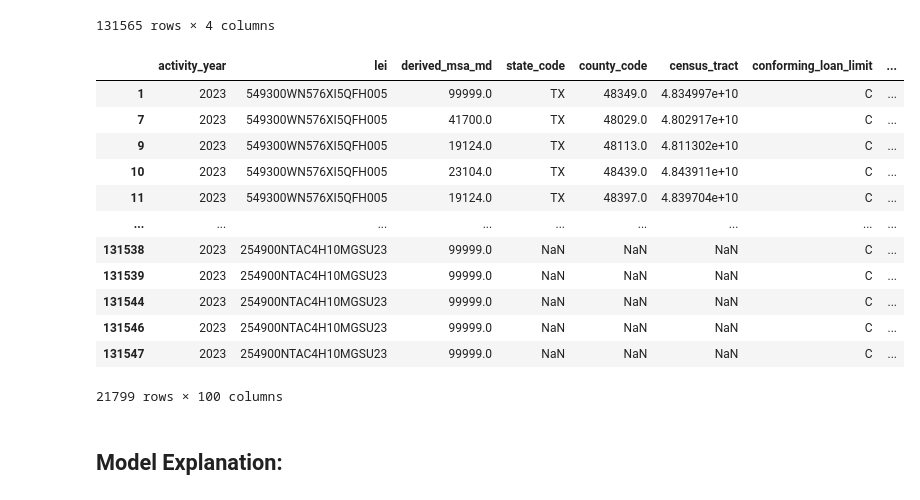
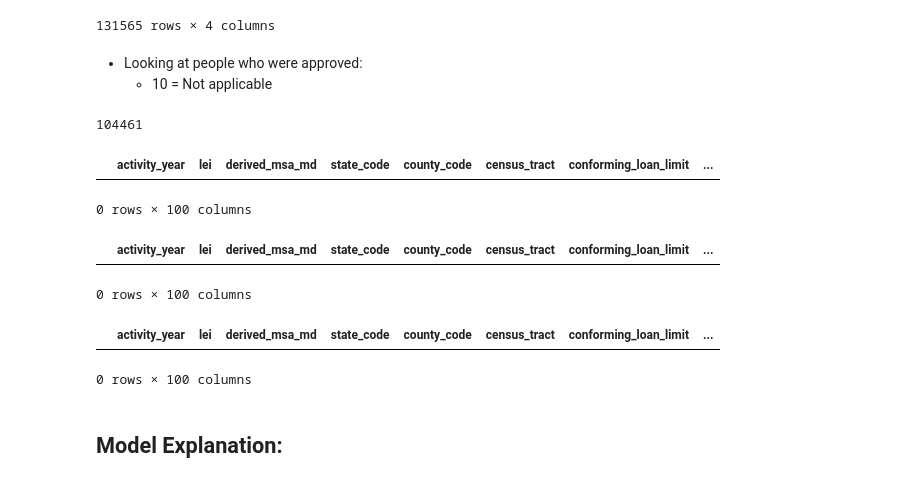
Before and after one commit to BrandonDioneda/CSE158---Loan-Predictor, a Jupyter notebook: a2.ipynb, the cells around one changed output. Drawn from its saved outputs; the diff is of its cells as text; code cells hidden in the pictures.

```diff
--- a/a2.ipynb
+++ b/a2.ipynb
@@ -128,30 +131,25 @@ df[['denial_reason_1', 'denial_reason_2', 'denial_reason_3', 'denial_reason_4']]
 | 131563 | 10.0 | NaN | NaN | NaN |
 | 131564 | NaN | NaN | NaN | NaN |
 131565 rows × 4 columns
+# %% [markdown]
+- Looking at people who were approved:
+    - 10 = Not applicable
+# %%
+df.loc[df.denial_reason_1 == 10, 'got_loan'] = True
+np.sum(df.got_loan)
+# %% [output]
+104461
 # %%
-df.loc[
-    ((df.denial_reason_1 != 10) &
-    (~df.denial_reason_1.isna())) &
-    (
-        (df.denial_reason_2.isna()) &
-        (df.denial_reason_3.isna()) &
-        (df.denial_reason_4.isna())
-    )
-]
+display(df.loc[df.denial_reason_2 == 10])
+display(df.loc[df.denial_reason_3 == 10])
+display(df.loc[df.denial_reason_4 == 10])
 # %% [output]
 |  | activity_year | lei | derived_msa_md | state_code | county_code | census_tract | conforming_loan_limit | ... |
-| 1 | 2023 | 549300WN576XI5QFH005 | 99999.0 | TX | 48349.0 | 4.834997e+10 | C | ... |
-| 7 | 2023 | 549300WN576XI5QFH005 | 41700.0 | TX | 48029.0 | 4.802917e+10 | C | ... |
-| 9 | 2023 | 549300WN576XI5QFH005 | 19124.0 | TX | 48113.0 | 4.811302e+10 | C | ... |
-| 10 | 2023 | 549300WN576XI5QFH005 | 23104.0 | TX | 48439.0 | 4.843911e+10 | C | ... |
-| 11 | 2023 | 549300WN576XI5QFH005 | 19124.0 | TX | 48397.0 | 4.839704e+10 | C | ... |
-| ... | ... | ... | ... | ... | ... | ... | ... | ... |
-| 131538 | 2023 | 254900NTAC4H10MGSU23 | 99999.0 | NaN | NaN | NaN | C | ... |
-| 131539 | 2023 | 254900NTAC4H10MGSU23 | 99999.0 | NaN | NaN | NaN | C | ... |
-| 131544 | 2023 | 254900NTAC4H10MGSU23 | 99999.0 | NaN | NaN | NaN | C | ... |
-| 131546 | 2023 | 254900NTAC4H10MGSU23 | 99999.0 | NaN | NaN | NaN | C | ... |
-| 131547 | 2023 | 254900NTAC4H10MGSU23 | 99999.0 | NaN | NaN | NaN | C | ... |
-21799 rows × 100 columns
+0 rows × 100 columns
+|  | activity_year | lei | derived_msa_md | state_code | county_code | census_tract | conforming_loan_limit | ... |
+0 rows × 100 columns
+|  | activity_year | lei | derived_msa_md | state_code | county_code | census_tract | conforming_loan_limit | ... |
+0 rows × 100 columns
 # %% [markdown]
 ## Model Explanation:
 # %% [markdown]
```
Also changed, not shown: parts of 5 cells of this notebook.
